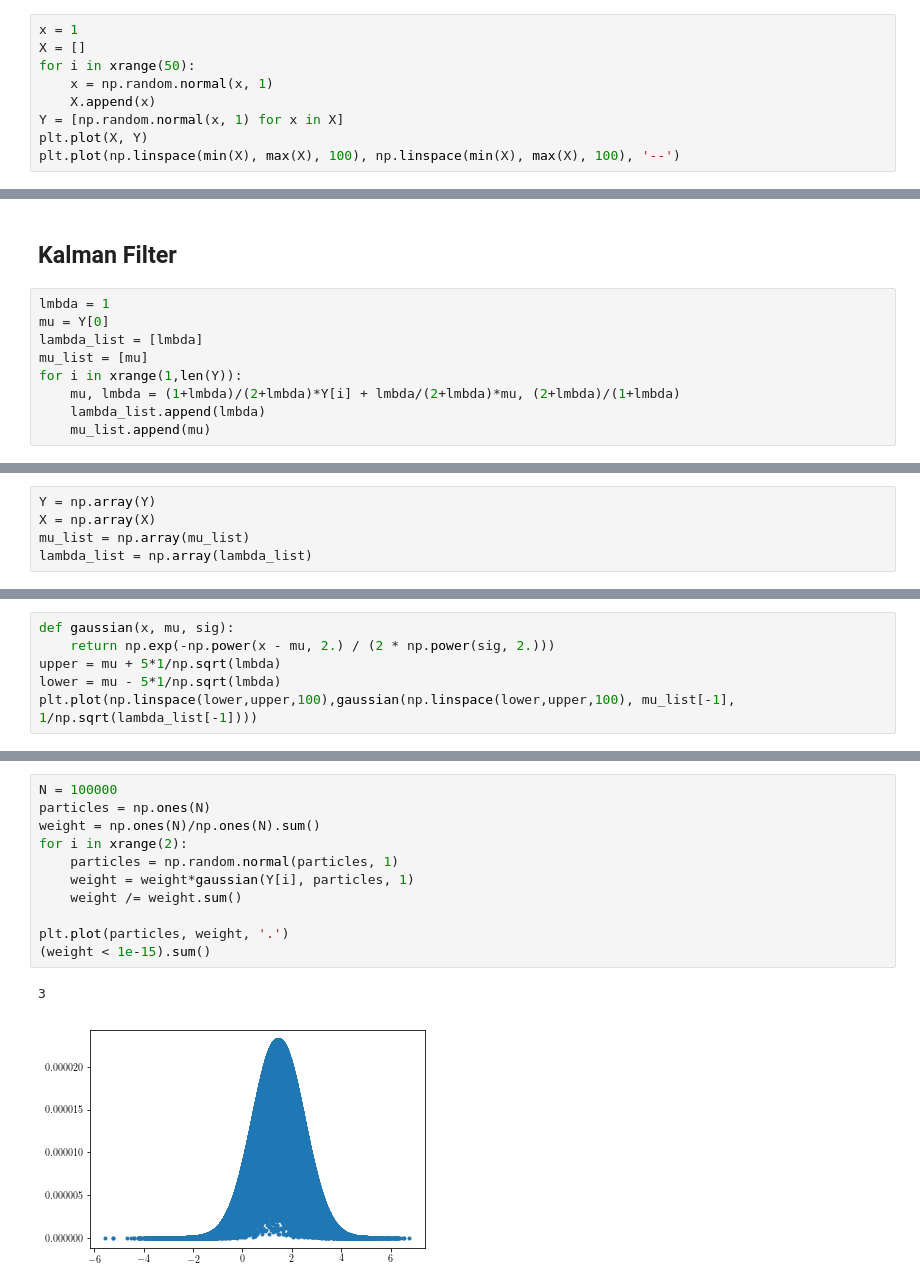
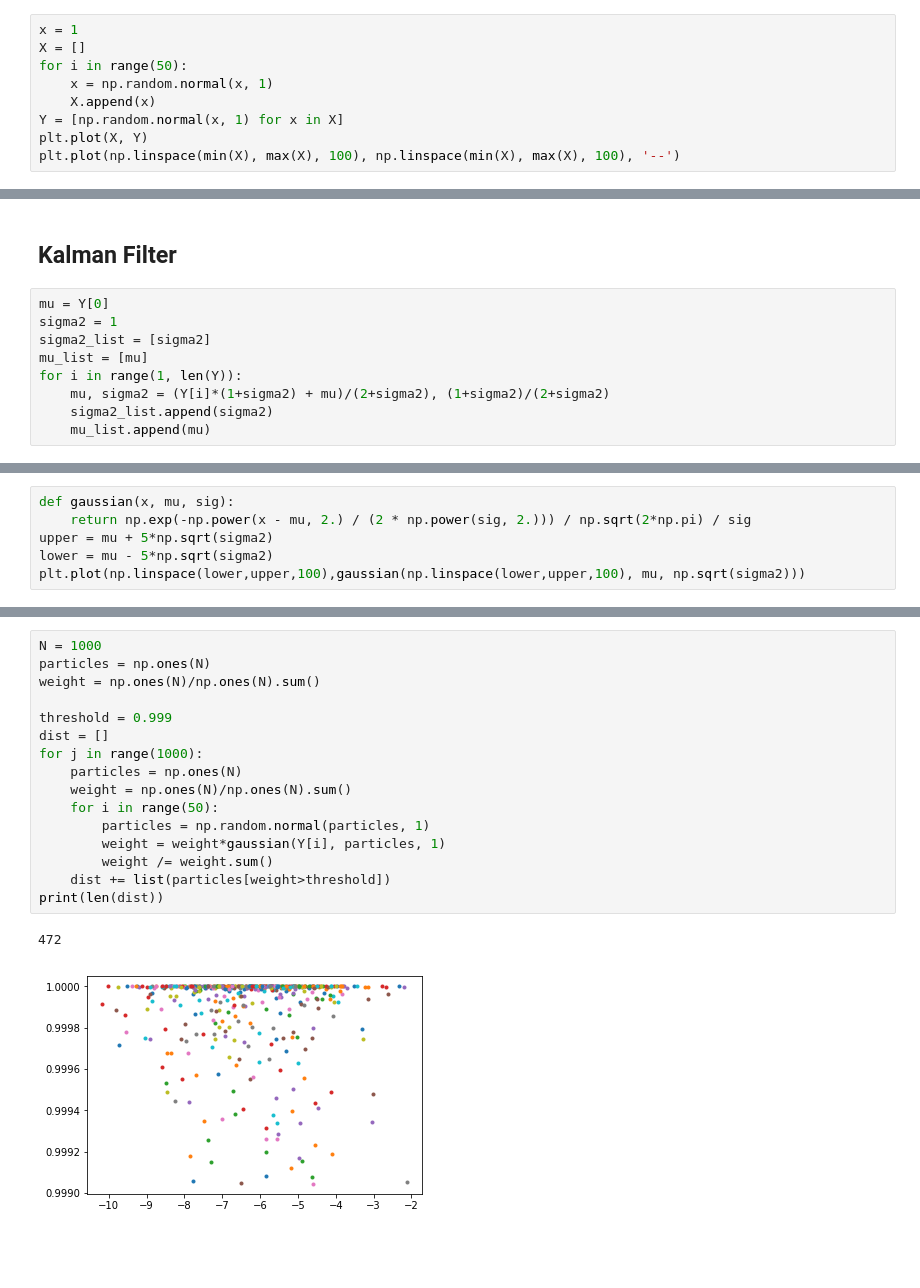
Before and after one commit to west5678/MCMC, a Jupyter notebook: hw6/HW6.ipynb, the cells around one changed output, grey strips where cells are left out. Drawn from its saved outputs; the diff is of its cells as text; blank space fills up the shorter version.

```diff
--- a/hw6/HW6.ipynb
+++ b/hw6/HW6.ipynb
@@ -10,7 +10,7 @@ rc('text', usetex=True)
 # %%
 x = 1
 X = []
-for i in xrange(50):
+for i in range(50):
     x = np.random.normal(x, 1)
     X.append(x)
 Y = [np.random.normal(x, 1) for x in X]
@@ -28,11 +30,11 @@ sns.distplot(Y)
 # %% [markdown]
 ## Kalman Filter
 # %%
-lmbda = 1
 mu = Y[0]
-lambda_list = [lmbda]
+sigma2 = 1
+sigma2_list = [sigma2]
 mu_list = [mu]
-for i in xrange(1,len(Y)):
-    mu, lmbda = (1+lmbda)/(2+lmbda)*Y[i] + lmbda/(2+lmbda)*mu, (2+lmbda)/(1+lmbda)
-    lambda_list.append(lmbda)
+for i in range(1, len(Y)):
+    mu, sigma2 = (Y[i]*(1+sigma2) + mu)/(2+sigma2), (1+sigma2)/(2+sigma2)
+    sigma2_list.append(sigma2)
     mu_list.append(mu)
@@ -50,5 +40,0 @@ plt.legend()
-# %%
-Y = np.array(Y)
-X = np.array(X)
-mu_list = np.array(mu_list)
-lambda_list = np.array(lambda_list)
@@ -55,8 +50,8 @@ lambda_list = np.array(lambda_list)
 # %%
 def gaussian(x, mu, sig):
-    return np.exp(-np.power(x - mu, 2.) / (2 * np.power(sig, 2.)))
-upper = mu + 5*1/np.sqrt(lmbda)
-lower = mu - 5*1/np.sqrt(lmbda)
-plt.plot(np.linspace(lower,upper,100),gaussian(np.linspace(lower,upper,100), mu_list[-1], 1/np.sqrt(lambda_list[-1])))
+    return np.exp(-np.power(x - mu, 2.) / (2 * np.power(sig, 2.))) / np.sqrt(2*np.pi) / sig
+upper = mu + 5*np.sqrt(sigma2)
+lower = mu - 5*np.sqrt(sigma2)
+plt.plot(np.linspace(lower,upper,100),gaussian(np.linspace(lower,upper,100), mu, np.sqrt(sigma2)))
 # %% [output]
 [<matplotlib.lines.Line2D at 0x...>]
@@ -66,14 +63,19 @@ plt.plot(np.linspace(lower,upper,100),gaussian(np.linspace(lower,upper,100), mu_
 # %%
-N = 100000
+N = 1000
 particles = np.ones(N)
 weight = np.ones(N)/np.ones(N).sum()
-for i in xrange(2):
-    particles = np.random.normal(particles, 1)
-    weight = weight*gaussian(Y[i], particles, 1)
-    weight /= weight.sum()
 
-plt.plot(particles, weight, '.')
-(weight < 1e-15).sum()
+threshold = 0.999
+dist = []
+for j in range(1000):
+    particles = np.ones(N)
+    weight = np.ones(N)/np.ones(N).sum()
+    for i in range(50):
+        particles = np.random.normal(particles, 1)
+        weight = weight*gaussian(Y[i], particles, 1)
+        weight /= weight.sum()
+    dist += list(particles[weight>threshold])
+print(len(dist))
 # %% [output]
-3
+472
-[figure, old version]
+[figure, new version]
```
Also changed, not shown: parts of 11 cells of this notebook.
